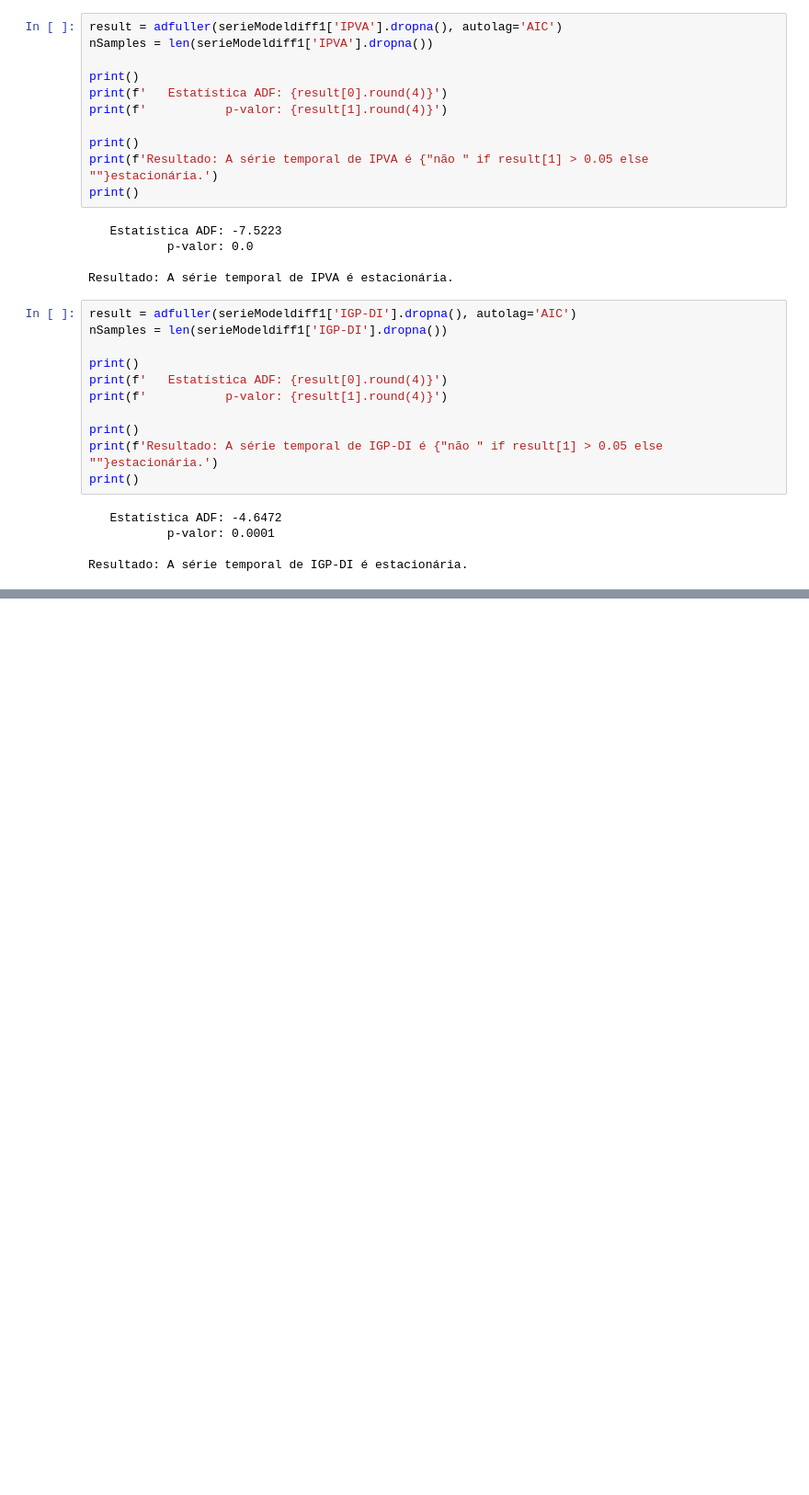
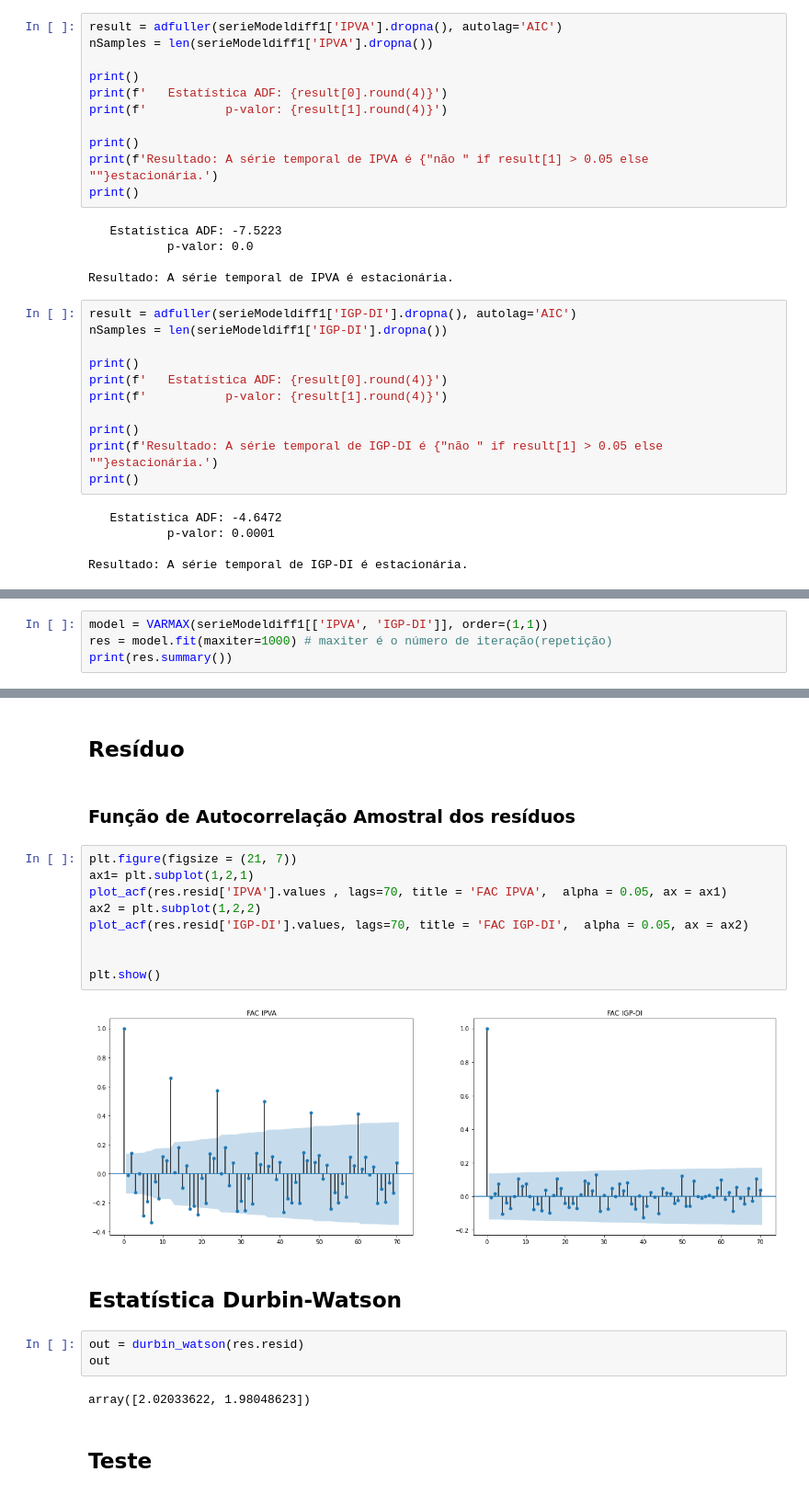
Before and after one commit to nicolycosta/Correlacao-e-regressao, a Jupyter notebook: VARMA.ipynb, the cells around one changed output, grey strips where cells are left out. Shown: that part at 92% size. Cells and saved outputs as stored; diff of their text form; blank space fills up the shorter version.

```diff
--- a/VARMA.ipynb
+++ b/VARMA.ipynb
@@ -227,0 +243,4 @@ Resultado: A série temporal de IGP-DI é estacionária.
+# %%
+model = VARMAX(serieModeldiff1[['IPVA', 'IGP-DI']], order=(1,1))
+res = model.fit(maxiter=1000) # maxiter é o número de iteração(repetição)
+print(res.summary())
@@ -227,0 +265,24 @@ Resultado: A série temporal de IGP-DI é estacionária.
+# %% [markdown]
+## Resíduo
+# %% [markdown]
+### Função de Autocorrelação Amostral dos resíduos
+# %%
+plt.figure(figsize = (21, 7))
+ax1= plt.subplot(1,2,1)
+plot_acf(res.resid['IPVA'].values , lags=70, title = 'FAC IPVA',  alpha = 0.05, ax = ax1)
+ax2 = plt.subplot(1,2,2)
+plot_acf(res.resid['IGP-DI'].values, lags=70, title = 'FAC IGP-DI',  alpha = 0.05, ax = ax2)
+
+
+plt.show()
+# %% [output]
+[figure, added]
+# %% [markdown]
+## Estatística Durbin-Watson
+# %%
+out = durbin_watson(res.resid)
+out
+# %% [output]
+array([2.02033622, 1.98048623])
+# %% [markdown]
+## **Teste**
```
Also changed, not shown: parts of 7 cells of this notebook.
